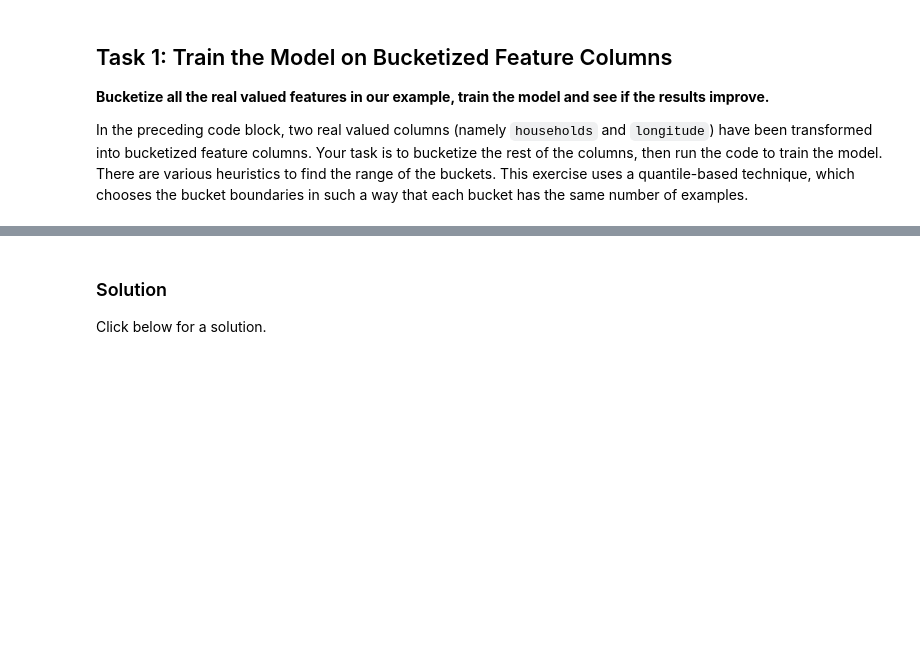
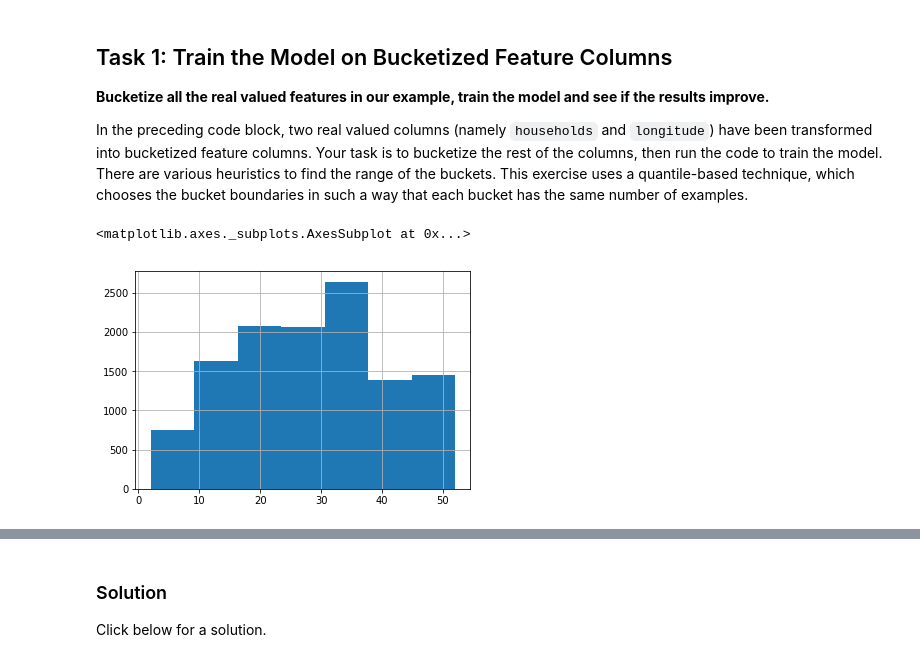
Before and after one commit to FeniXVRN/google-ml-crach-course, a Jupyter notebook: feature_crosses.ipynb, the cells around one changed output, grey strips where cells are left out. Drawn from its saved outputs; the diff is of its cells as text; code cells hidden in the pictures; blank space fills up the shorter version.

```diff
--- a/feature_crosses.ipynb
+++ b/feature_crosses.ipynb
@@ -322,6 +378,11 @@ bucketized_longitude = tf.feature_column.bucketized_column(
 **Bucketize all the real valued features in our example, train the model and see if the results improve.**
 
 In the preceding code block, two real valued columns (namely `households` and `longitude`) have been transformed into bucketized feature columns. Your task is to bucketize the rest of the columns, then run the code to train the model. There are various heuristics to find the range of the buckets. This exercise uses a quantile-based technique, which chooses the bucket boundaries in such a way that each bucket has the same number of examples.
+# %%
+training_examples["housing_median_age"].hist(bins=7)
+# %% [output]
+<matplotlib.axes._subplots.AxesSubplot at 0x...>
+[figure, added]
 # %%
 def construct_feature_columns():
   """Construct the TensorFlow Feature Columns.
```
Also changed, not shown: parts of 8 cells of this notebook.
